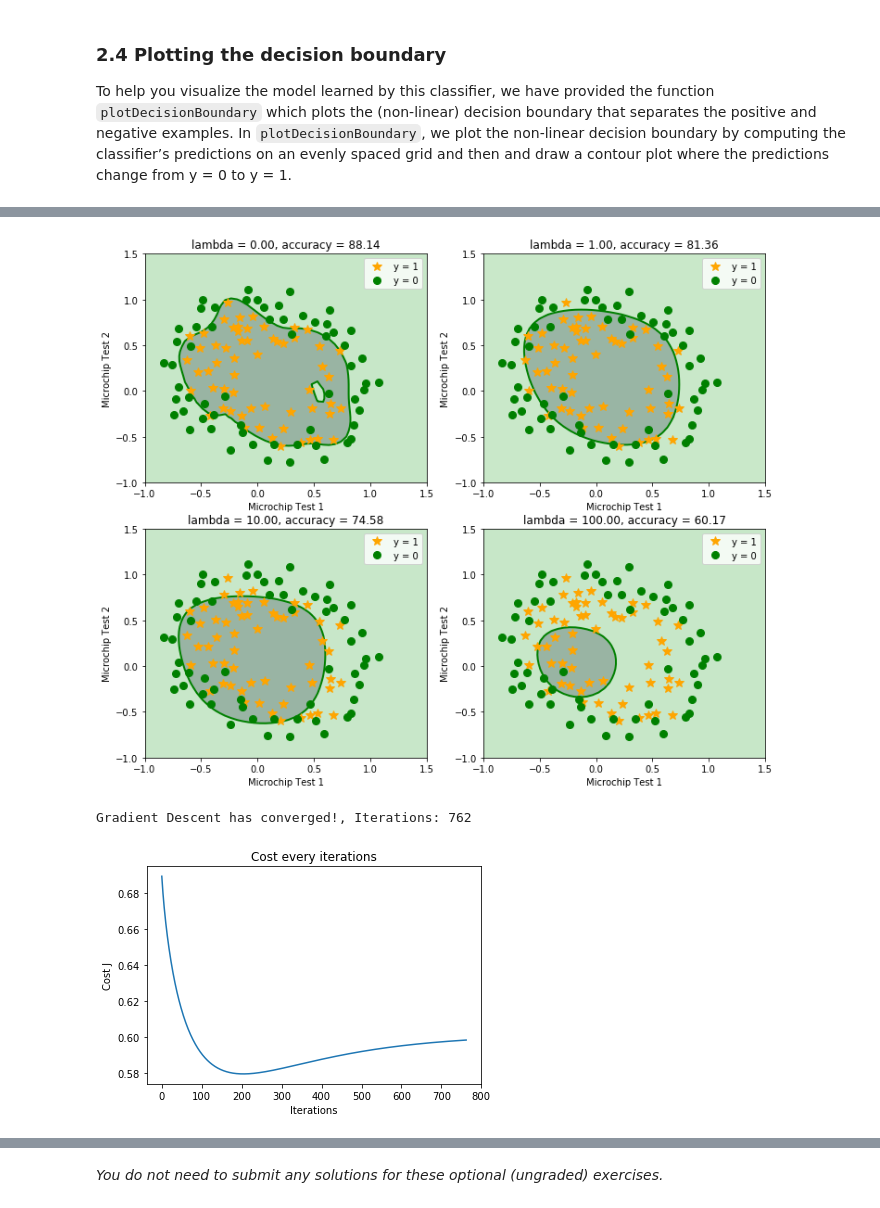
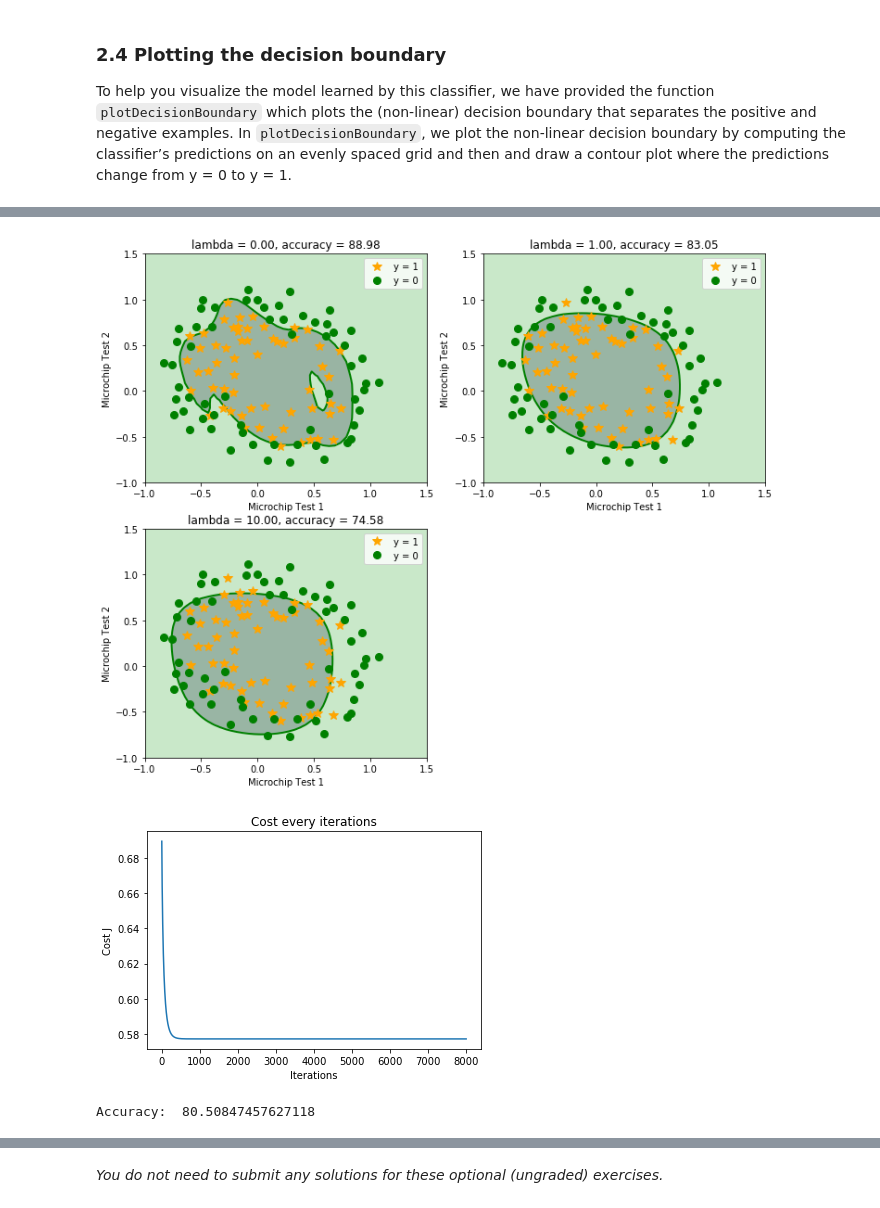
Before and after one commit to 1byte-yoda/ml-coursera-python-assignments, a Jupyter notebook: Exercise2/exercise2.ipynb, the cells around one changed output, grey strips where cells are left out. Cells and saved outputs as stored; diff of their text form; code cells hidden in the pictures.

```diff
--- a/Exercise2/exercise2.ipynb
+++ b/Exercise2/exercise2.ipynb
@@ -575,9 +617,11 @@ def costFunctionReg(theta, X, y, lambda_):
     # ===================== YOUR CODE HERE ======================
     z = X@theta
     h = sigmoid(z)
-    prob_pos = -y*np.log(h)
-    prob_neg = -(1-y)*np.log(1-h)
-    J = (1/m) * (np.sum(prob_pos + prob_neg) + (lambda_*np.sum(theta.T@theta)))
+    temp = theta
+    temp[0] = 0
+    prob_pos = y*(np.log(h))
+    prob_neg = (1-y)*(np.log(1-h))
+    J = ((1/m) * np.sum(-prob_pos - prob_neg)) + (lambda_/(2*m)*np.sum(theta.T@theta))
     grad = ((1/m) * np.dot(X.T, (h-y))) + ((lambda_/m)*theta)
     # =============================================================
     return J, grad
@@ -678,8 +736,8 @@ This is not a good decision boundary: for example, it predicts that a point at $
 With a larger $\lambda$, you should see a plot that shows an simpler decision boundary which still separates the positives and negatives fairly well. However, if $\lambda$ is set to too high a value, you will not get a good fit and the decision boundary will not follow the data so well, thus underfitting the data.
 # %%
 fig = pyplot.figure(figsize=(12,10))
-
-for i, l in enumerate([0, 1, 10, 100]):
+res_set = []
+for i, l in enumerate([0, 1, 10]):
     # Initialize fitting parameters
     initial_theta = np.zeros(X.shape[1])
 
@@ -688,66 +746,77 @@ for i, l in enumerate([0, 1, 10, 100]):
 
     # set options for optimize.minimize
     options= {'maxiter': 500}
 
     res = optimize.minimize(costFunctionReg,
                             initial_theta,
                             (X, y, lambda_),
                             jac=True,
-                            method='TNC',
+                            method='BFGS',
                             options=options)
-
+    res_set.append(res)
     # the fun property of OptimizeResult object returns
     # the value of costFunction at optimized theta
     cost = res.fun
 
     # the optimized theta is in the x property of the result
     theta = res.x
 
     # Compute accuracy on our training set
     p = predict(theta, X)
     accuracy = (np.mean(p == y) * 100)
 
     ax = fig.add_subplot(221 + i)
     utils.plotDecisionBoundary(ax, plotData, theta, X, y)
     pyplot.xlabel('Microchip Test 1')
     pyplot.ylabel('Microchip Test 2')
     pyplot.legend(['y = 1', 'y = 0'])
     pyplot.grid(False)
     pyplot.title('lambda = %0.2f, accuracy = %0.2f' % (lambda_, accuracy))
 
 #     print('Train Accuracy [with lambda=%d]: %.1f%%' % (lambda_, accuracy))
 # %% [output]
-[figure, old version]
+[figure, new version]
 # %%
+def updateGradientReg(X, y, theta, lambda_, alpha):
+    theta = theta.copy()
+    m = X.shape[0]
+    h = 1/(1 + np.exp(-X@theta))
+    temp = theta
+    temp[0] = 0
+    regularizer = (lambda_/m)*temp
+    grad =  alpha * (1/m) * np.dot(X.T, h-y)
+    grad = grad + regularizer
+    return grad
+
 def train_gradient(n_iters, lambda_, alpha, initial_theta, X, y):
     cost_set = []
-    optimal_theta = np.random.randn(X.shape[1])
+    optimal_theta = np.zeros(X.shape[1])
     optimal_theta = initial_theta.copy()
 
     for i in range(n_iters):
-        temp_theta = utils.updateGradient(X, y, optimal_theta, lambda_, alpha)
-        prev_threshold = np.sum(optimal_theta - temp_theta)
+        temp_theta = updateGradientReg(X, y, optimal_theta, lambda_, alpha)
 
         optimal_theta = optimal_theta - temp_theta
-        new_threshold = np.sum(optimal_theta - temp_theta)
-
-        cost = costFunctionReg(optimal_theta, X, y, lambda_=1)[0]
+        my_theta = optimal_theta.copy()
+        cost = costFunctionReg(my_theta, X, y, lambda_)[0]
         cost_set.append(cost)
 
-        if np.abs(prev_threshold - new_threshold) < 0.001:
-            print("Gradient Descent has converged!, Iterations: %d" % i)
-            break
     return optimal_theta, cost_set, i
 
-optimal_theta, cost_set, iters = train_gradient(n_iters = 3000, lambda_ = 1, alpha = 0.3, initial_theta=initial_theta, X=X, y=y)
+optimal_theta, cost_set, iters = train_gradient(n_iters = 8000, lambda_ = 1.2, alpha = 0.3, initial_theta=initial_theta, X=X, y=y)
+z = X@optimal_theta
+p = (sigmoid(z)>=0.5)
+accuracy = np.mean(p==y) * 100
 
+# Plot Cost every iterations
 pyplot.plot(np.arange(iters+1), cost_set)
 pyplot.xlabel('Iterations')
 pyplot.ylabel('Cost J')
 pyplot.title('Cost every iterations')
 pyplot.show()
+print('Accuracy: ', accuracy)
 # %% [output]
+[figure, new version]
-Gradient Descent has converged!, Iterations: 762
+Accuracy:  80.50847457627118
-[figure, old version]
 # %%
 fig = pyplot.figure(figsize=(12,10))
```
Also changed, not shown: parts of 6 cells of this notebook, 4 other files.
